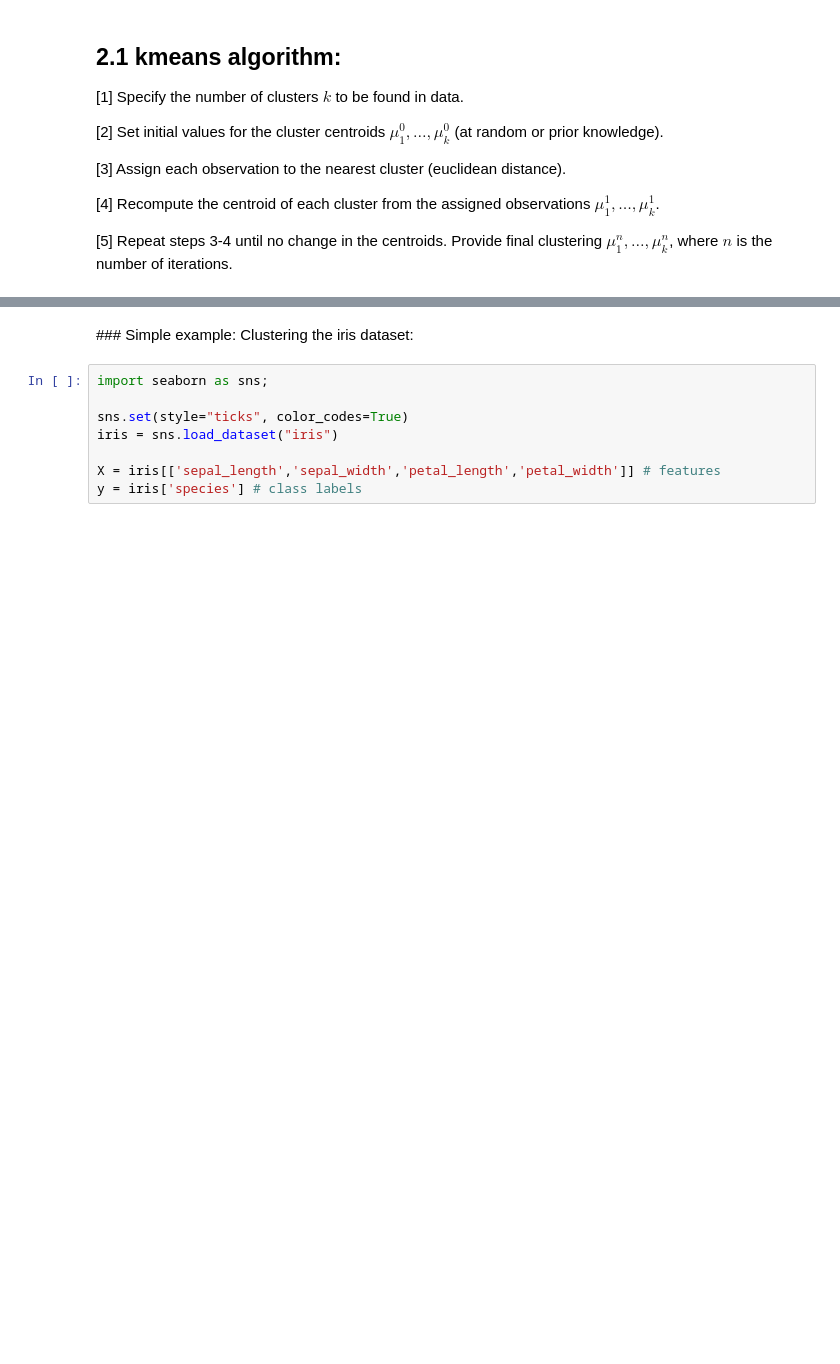
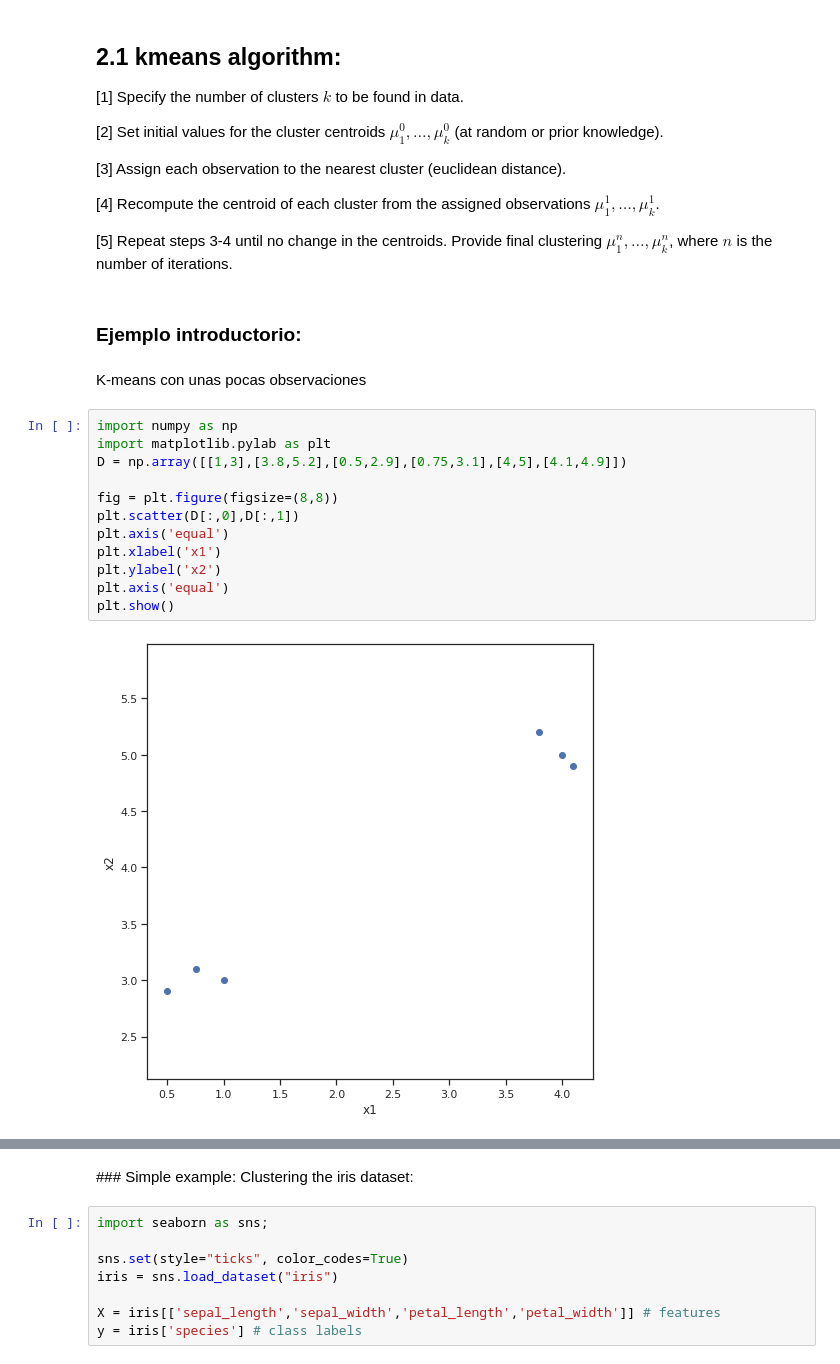
Before and after one commit to raulbenitez/postgrau_IML_exploratory, a Jupyter notebook: CLUSTERING/Clustering algorithms.ipynb, the cells around one changed output, grey strips where cells are left out. Drawn from its saved outputs; the diff is of its cells as text; blank space fills up the shorter version.

```diff
--- a/CLUSTERING/Clustering algorithms.ipynb
+++ b/CLUSTERING/Clustering algorithms.ipynb
@@ -15,3 +15,21 @@ Unsupervised algorithms that group data observations in clusters that share some
 [4] Recompute the centroid of each cluster from the assigned observations $\mu^1_1,\dots,\mu^1_k$.
 
 [5] Repeat steps 3-4 until no change in the centroids. Provide final clustering $\mu^n_1,\dots,\mu^n_k$, where $n$ is the number of iterations.
+# %% [markdown]
+### Ejemplo introductorio:
+# %% [markdown]
+K-means con unas pocas observaciones
+# %%
+import numpy as np
+import matplotlib.pylab as plt
+D = np.array([[1,3],[3.8,5.2],[0.5,2.9],[0.75,3.1],[4,5],[4.1,4.9]])
+
+fig = plt.figure(figsize=(8,8))
+plt.scatter(D[:,0],D[:,1])
+plt.axis('equal')
+plt.xlabel('x1')
+plt.ylabel('x2')
+plt.axis('equal')
+plt.show()
+# %% [output]
+[figure, added]
```
Also changed, not shown: parts of 16 cells of this notebook.
